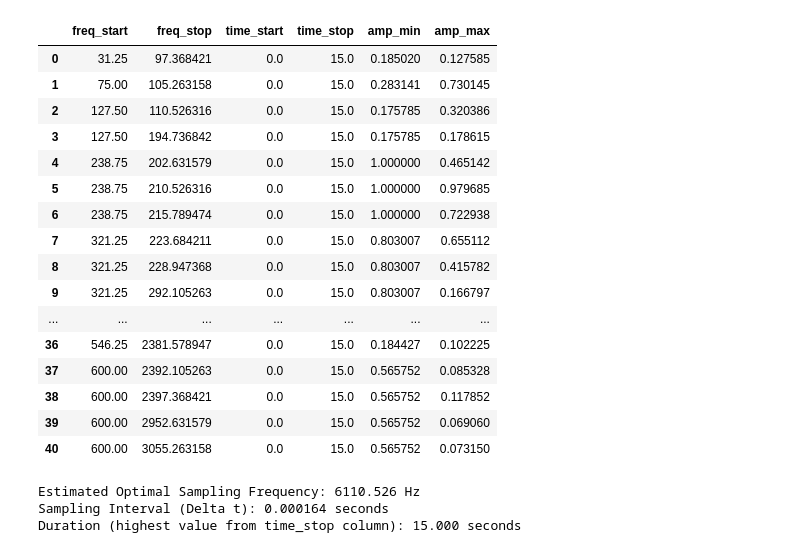
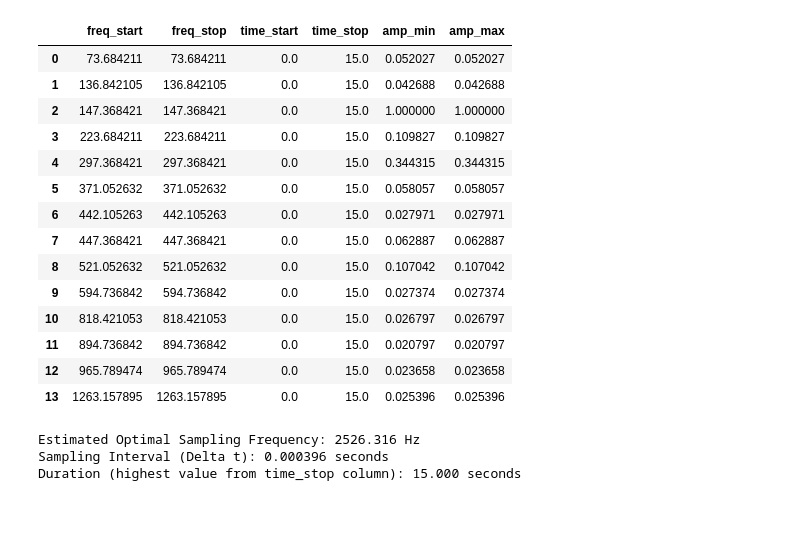
Before and after one commit to egorpol/audiospylt, a Jupyter notebook: resynth.ipynb, the cells around one changed output. Saved outputs shown, nothing was run; the diff lists cells and outputs as text; code cells hidden in the pictures; blank space fills up the shorter version.

```diff
--- a/resynth.ipynb
+++ b/resynth.ipynb
@@ -1,29 +1,27 @@
 # %%
 import pandas as pd
 
 #load data from TSV
 
-new_df= pd.read_csv('tsv/cumul_high.tsv', delimiter='\t')
+new_df= pd.read_csv('tsv/cello_double.tsv', delimiter='\t')
 
 display(new_df)
 # %% [output]
 |  | freq_start | freq_stop | time_start | time_stop | amp_min | amp_max |
-| 0 | 31.25 | 97.368421 | 0.0 | 15.0 | 0.185020 | 0.127585 |
-| 1 | 75.00 | 105.263158 | 0.0 | 15.0 | 0.283141 | 0.730145 |
-| 2 | 127.50 | 110.526316 | 0.0 | 15.0 | 0.175785 | 0.320386 |
-| 3 | 127.50 | 194.736842 | 0.0 | 15.0 | 0.175785 | 0.178615 |
-| 4 | 238.75 | 202.631579 | 0.0 | 15.0 | 1.000000 | 0.465142 |
-| 5 | 238.75 | 210.526316 | 0.0 | 15.0 | 1.000000 | 0.979685 |
-| 6 | 238.75 | 215.789474 | 0.0 | 15.0 | 1.000000 | 0.722938 |
-| 7 | 321.25 | 223.684211 | 0.0 | 15.0 | 0.803007 | 0.655112 |
-| 8 | 321.25 | 228.947368 | 0.0 | 15.0 | 0.803007 | 0.415782 |
-| 9 | 321.25 | 292.105263 | 0.0 | 15.0 | 0.803007 | 0.166797 |
-| ... | ... | ... | ... | ... | ... | ... |
-| 36 | 546.25 | 2381.578947 | 0.0 | 15.0 | 0.184427 | 0.102225 |
-| 37 | 600.00 | 2392.105263 | 0.0 | 15.0 | 0.565752 | 0.085328 |
-| 38 | 600.00 | 2397.368421 | 0.0 | 15.0 | 0.565752 | 0.117852 |
-| 39 | 600.00 | 2952.631579 | 0.0 | 15.0 | 0.565752 | 0.069060 |
-| 40 | 600.00 | 3055.263158 | 0.0 | 15.0 | 0.565752 | 0.073150 |
+| 0 | 73.684211 | 73.684211 | 0.0 | 15.0 | 0.052027 | 0.052027 |
+| 1 | 136.842105 | 136.842105 | 0.0 | 15.0 | 0.042688 | 0.042688 |
+| 2 | 147.368421 | 147.368421 | 0.0 | 15.0 | 1.000000 | 1.000000 |
+| 3 | 223.684211 | 223.684211 | 0.0 | 15.0 | 0.109827 | 0.109827 |
+| 4 | 297.368421 | 297.368421 | 0.0 | 15.0 | 0.344315 | 0.344315 |
+| 5 | 371.052632 | 371.052632 | 0.0 | 15.0 | 0.058057 | 0.058057 |
+| 6 | 442.105263 | 442.105263 | 0.0 | 15.0 | 0.027971 | 0.027971 |
+| 7 | 447.368421 | 447.368421 | 0.0 | 15.0 | 0.062887 | 0.062887 |
+| 8 | 521.052632 | 521.052632 | 0.0 | 15.0 | 0.107042 | 0.107042 |
+| 9 | 594.736842 | 594.736842 | 0.0 | 15.0 | 0.027374 | 0.027374 |
+| 10 | 818.421053 | 818.421053 | 0.0 | 15.0 | 0.026797 | 0.026797 |
+| 11 | 894.736842 | 894.736842 | 0.0 | 15.0 | 0.020797 | 0.020797 |
+| 12 | 965.789474 | 965.789474 | 0.0 | 15.0 | 0.023658 | 0.023658 |
+| 13 | 1263.157895 | 1263.157895 | 0.0 | 15.0 | 0.025396 | 0.025396 |
 # %%
 def estimate_sampling_frequency_and_time_vector_updated(new_df):
     # Estimating the sampling frequency based on the highest frequency in the df
@@ -46,8 +44,8 @@ print(f"Estimated Optimal Sampling Frequency: {sampling_frequency_updated:.3f} H
 print(f"Sampling Interval (Delta t): {delta_t_updated:.6f} seconds")
 print(f"Duration (highest value from time_stop column): {duration:.3f} seconds")
 # %% [output]
-Estimated Optimal Sampling Frequency: 6110.526 Hz
-Sampling Interval (Delta t): 0.000164 seconds
+Estimated Optimal Sampling Frequency: 2526.316 Hz
+Sampling Interval (Delta t): 0.000396 seconds
 Duration (highest value from time_stop column): 15.000 seconds
 # %%
 from py_scripts.plot_wave import plot_waves
```
Also changed, not shown: parts of 2 cells of this notebook, 27 other files.
